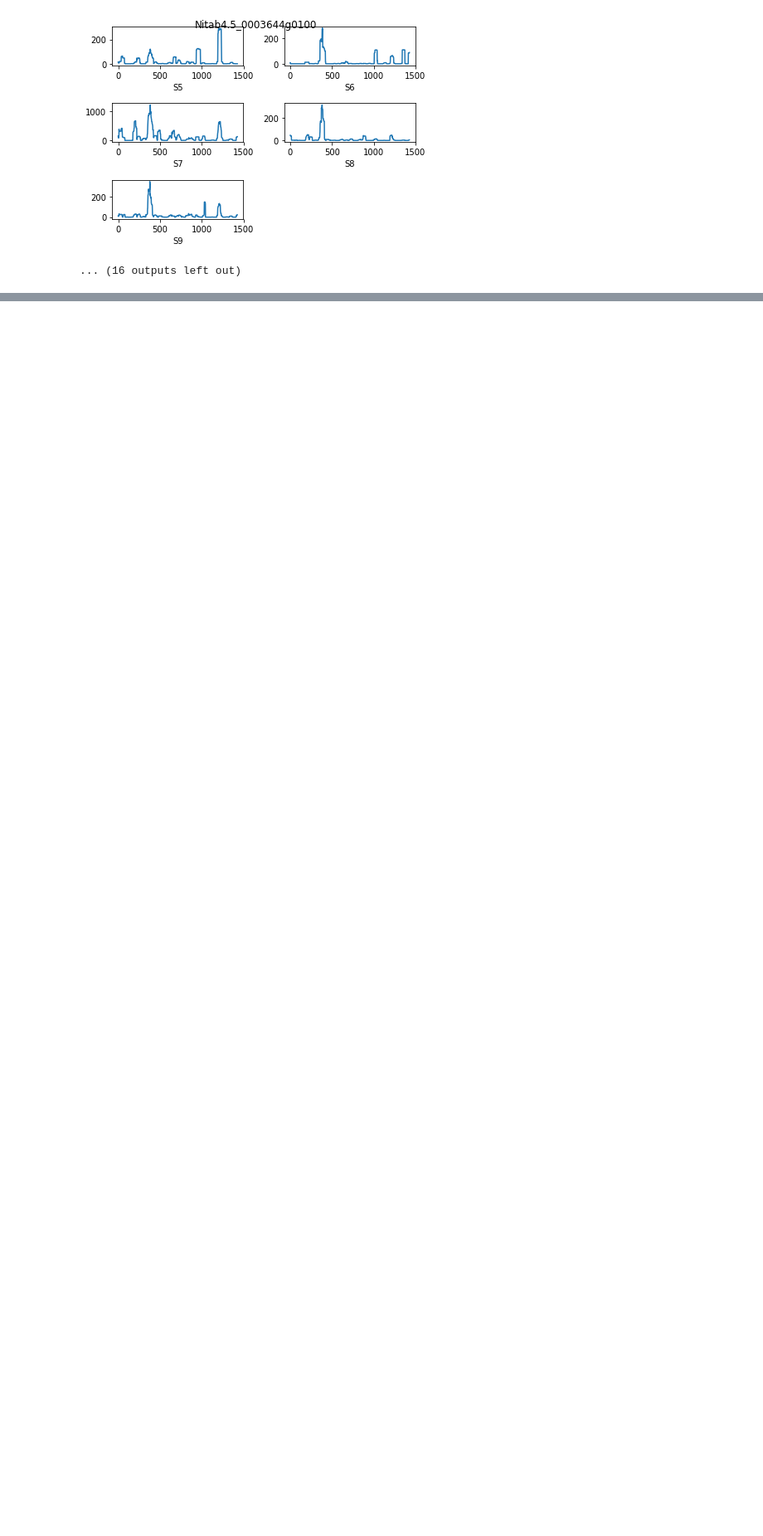
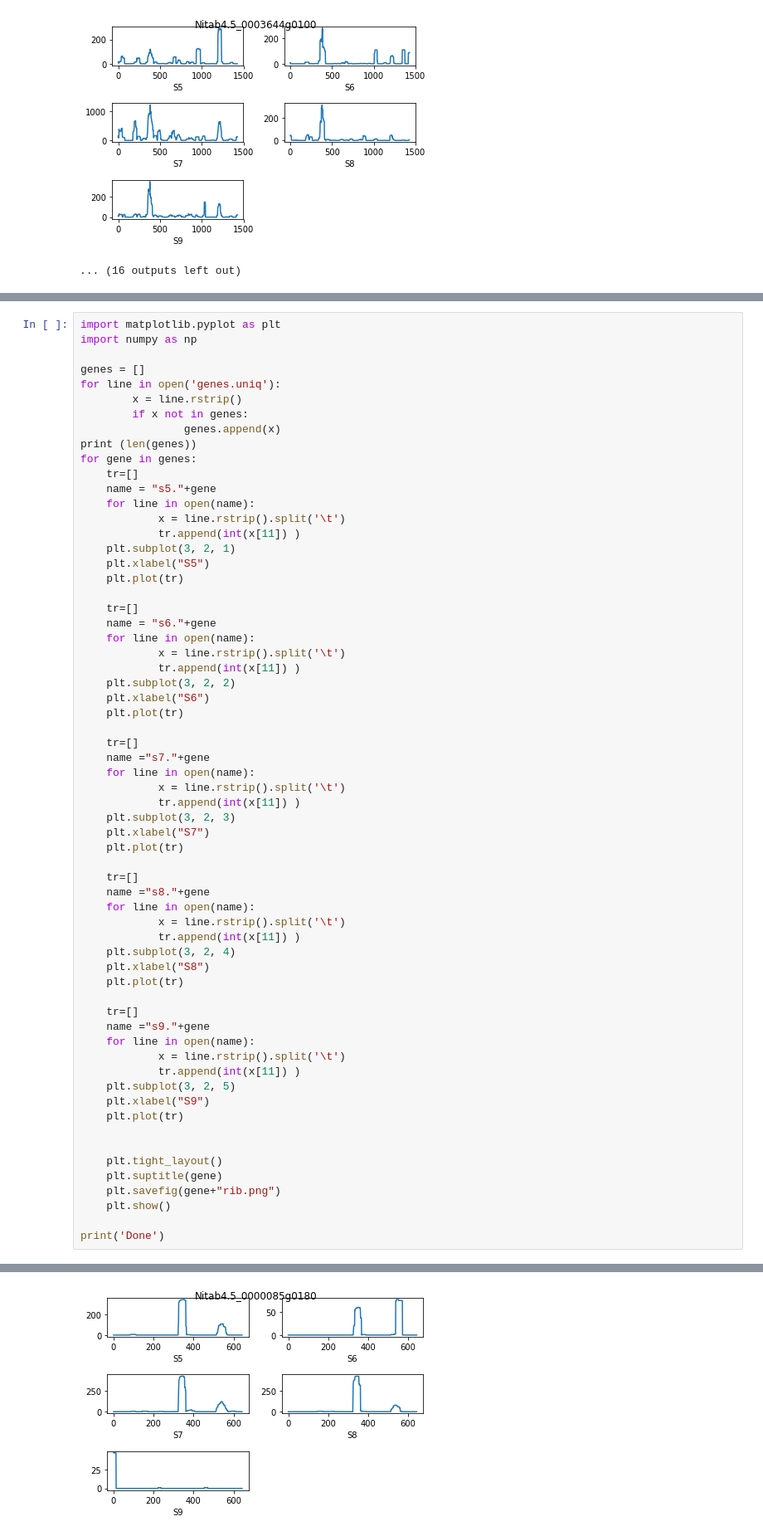
Before and after one commit to SherineAwad/DeconvolutionNotebooks, a Jupyter notebook: baseplot.ipynb, the cells around one changed output, grey strips where cells are left out. Shown at 83% size. Drawn from its saved outputs; the diff is of its cells as text; blank space fills up the shorter version.

```diff
--- a/baseplot.ipynb
+++ b/baseplot.ipynb
@@ -156,0 +159,64 @@ print('Done')
+# %%
+import matplotlib.pyplot as plt
+import numpy as np
+
+genes = []
+for line in open('genes.uniq'):
+        x = line.rstrip()
+        if x not in genes:
+                genes.append(x)
+print (len(genes))
+for gene in genes:
+    tr=[]
+    name = "s5."+gene
+    for line in open(name):
+            x = line.rstrip().split('\t')
+            tr.append(int(x[11]) )
+    plt.subplot(3, 2, 1)
+    plt.xlabel("S5")
+    plt.plot(tr)
+
+    tr=[]
+    name = "s6."+gene
+    for line in open(name):
+            x = line.rstrip().split('\t')
+            tr.append(int(x[11]) )
+    plt.subplot(3, 2, 2)
+    plt.xlabel("S6")
+    plt.plot(tr)
+
+    tr=[]
+    name ="s7."+gene
+    for line in open(name):
+            x = line.rstrip().split('\t')
+            tr.append(int(x[11]) )
+    plt.subplot(3, 2, 3)
+    plt.xlabel("S7")
+    plt.plot(tr)
+
+    tr=[]
+    name ="s8."+gene
+    for line in open(name):
+            x = line.rstrip().split('\t')
+            tr.append(int(x[11]) )
+    plt.subplot(3, 2, 4)
+    plt.xlabel("S8")
+    plt.plot(tr)
+
+    tr=[]
+    name ="s9."+gene
+    for line in open(name):
+            x = line.rstrip().split('\t')
+            tr.append(int(x[11]) )
+    plt.subplot(3, 2, 5)
+    plt.xlabel("S9")
+    plt.plot(tr)
+
+
+    plt.tight_layout()
+    plt.suptitle(gene)
+    plt.savefig(gene+"rib.png")
+    plt.show()
+
+print('Done')
+# %% [output]
@@ -156,0 +224 @@ print('Done')
+[figure, added]
```
Also changed, not shown: parts of 2 cells of this notebook.
